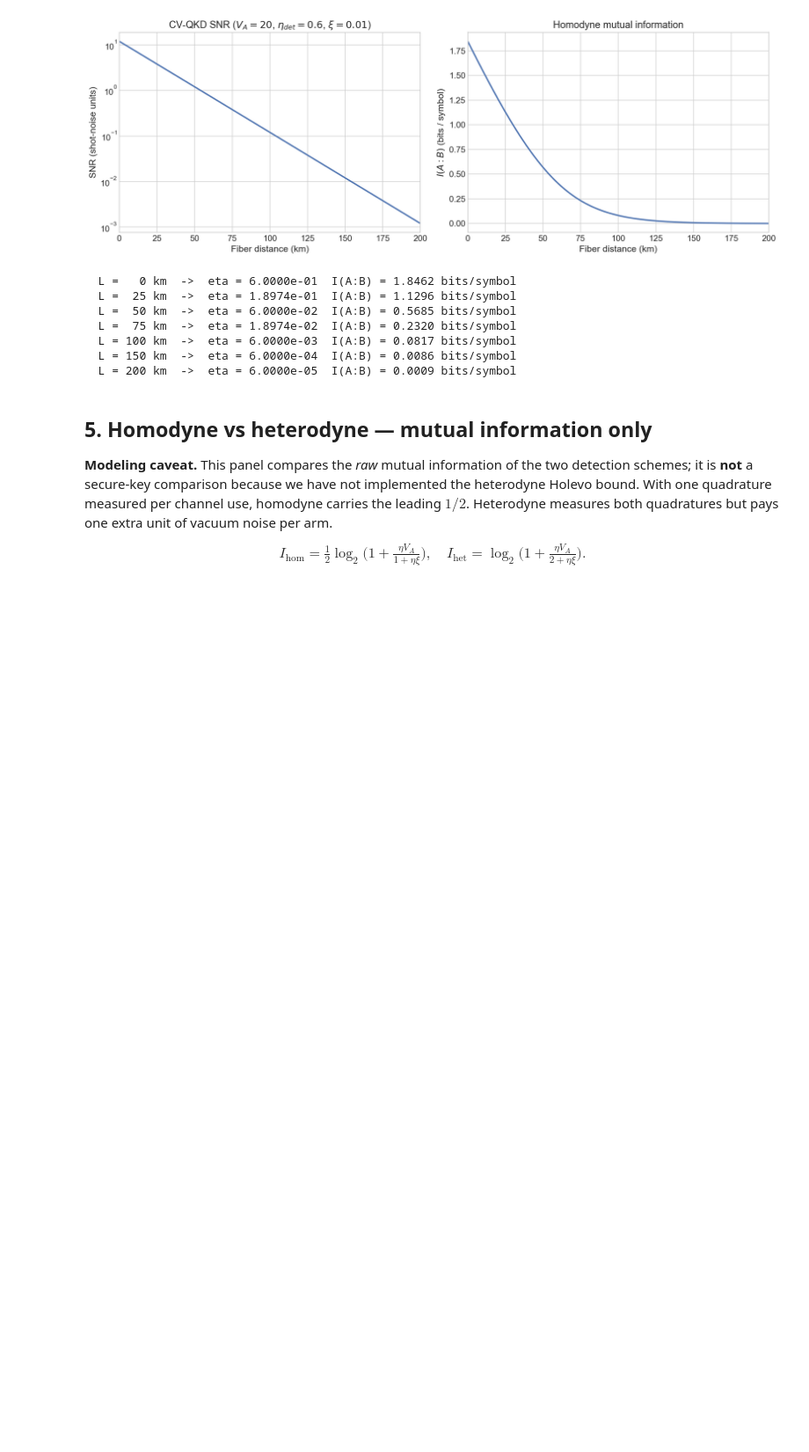
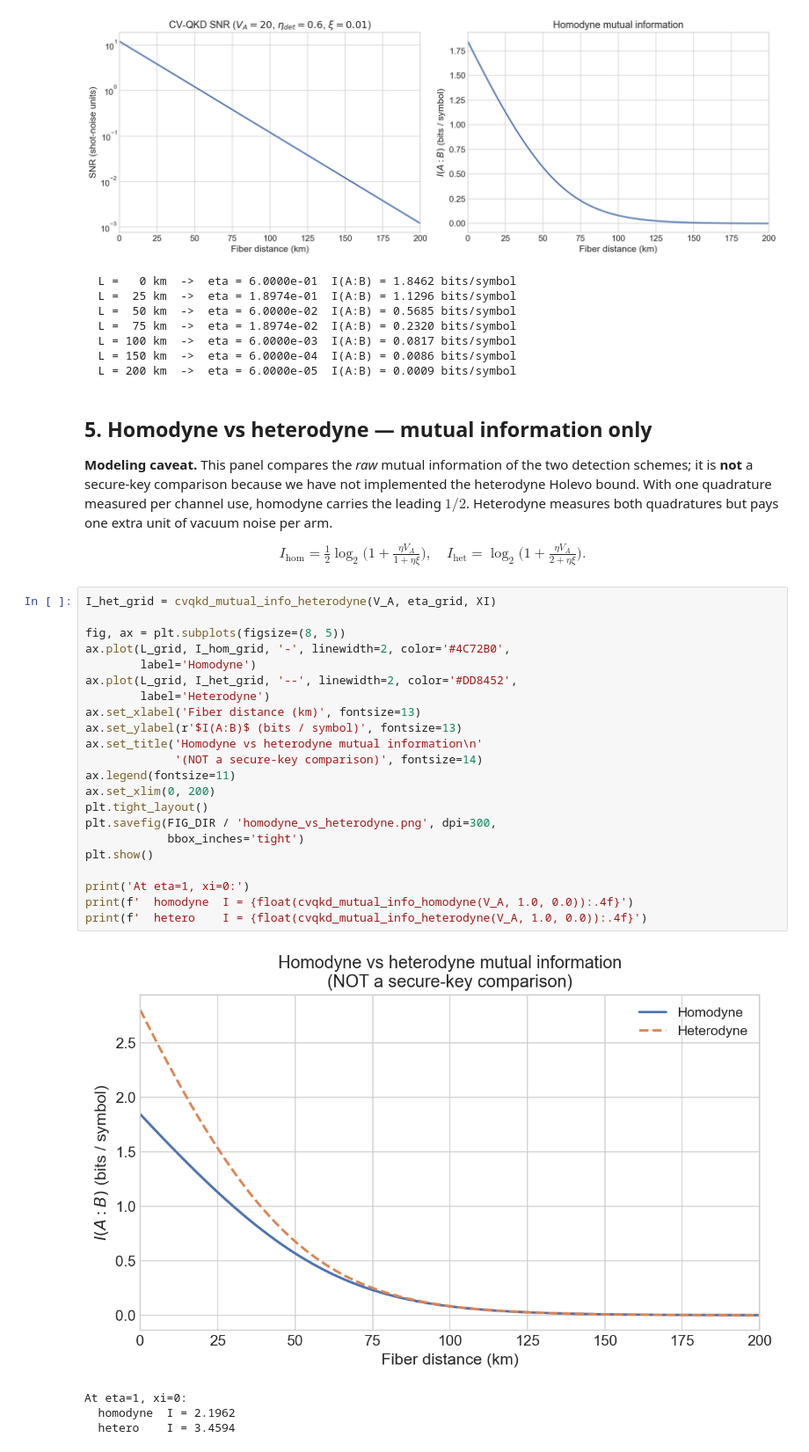
Before and after one commit to abbas-ahmad-cowlar/qkd-protocol-simulator, a Jupyter notebook: notebooks/04_cvqkd_protocol.ipynb, the cells around one changed output. Shown at 88% size. Cells and saved outputs as stored; diff of their text form; blank space fills up the shorter version.

Commit message:
Add 04 cvqkd protocol code cell 12

```diff
--- a/notebooks/04_cvqkd_protocol.ipynb
+++ b/notebooks/04_cvqkd_protocol.ipynb
@@ -176,3 +176,30 @@ for L in [0, 25, 50, 75, 100, 150, 200]:
 **Modeling caveat.** This panel compares the *raw* mutual information of the two detection schemes; it is **not** a secure-key comparison because we have not implemented the heterodyne Holevo bound. With one quadrature measured per channel use, homodyne carries the leading $1/2$. Heterodyne measures both quadratures but pays one extra unit of vacuum noise per arm.
 
 $$ I_\mathrm{hom} = \tfrac{1}{2}\log_2\!\bigl(1 + \tfrac{\eta V_A}{1 + \eta\xi}\bigr), \quad I_\mathrm{het} = \log_2\!\bigl(1 + \tfrac{\eta V_A}{2 + \eta\xi}\bigr). $$
+# %%
+I_het_grid = cvqkd_mutual_info_heterodyne(V_A, eta_grid, XI)
+
+fig, ax = plt.subplots(figsize=(8, 5))
+ax.plot(L_grid, I_hom_grid, '-', linewidth=2, color='#4C72B0',
+        label='Homodyne')
+ax.plot(L_grid, I_het_grid, '--', linewidth=2, color='#DD8452',
+        label='Heterodyne')
+ax.set_xlabel('Fiber distance (km)', fontsize=13)
+ax.set_ylabel(r'$I(A:B)$ (bits / symbol)', fontsize=13)
+ax.set_title('Homodyne vs heterodyne mutual information\n'
+             '(NOT a secure-key comparison)', fontsize=14)
+ax.legend(fontsize=11)
+ax.set_xlim(0, 200)
+plt.tight_layout()
+plt.savefig(FIG_DIR / 'homodyne_vs_heterodyne.png', dpi=300,
+            bbox_inches='tight')
+plt.show()
+
+print('At eta=1, xi=0:')
+print(f'  homodyne  I = {float(cvqkd_mutual_info_homodyne(V_A, 1.0, 0.0)):.4f}')
+print(f'  hetero    I = {float(cvqkd_mutual_info_heterodyne(V_A, 1.0, 0.0)):.4f}')
+# %% [output]
+[figure, added]
+At eta=1, xi=0:
+  homodyne  I = 2.1962
+  hetero    I = 3.4594
```
